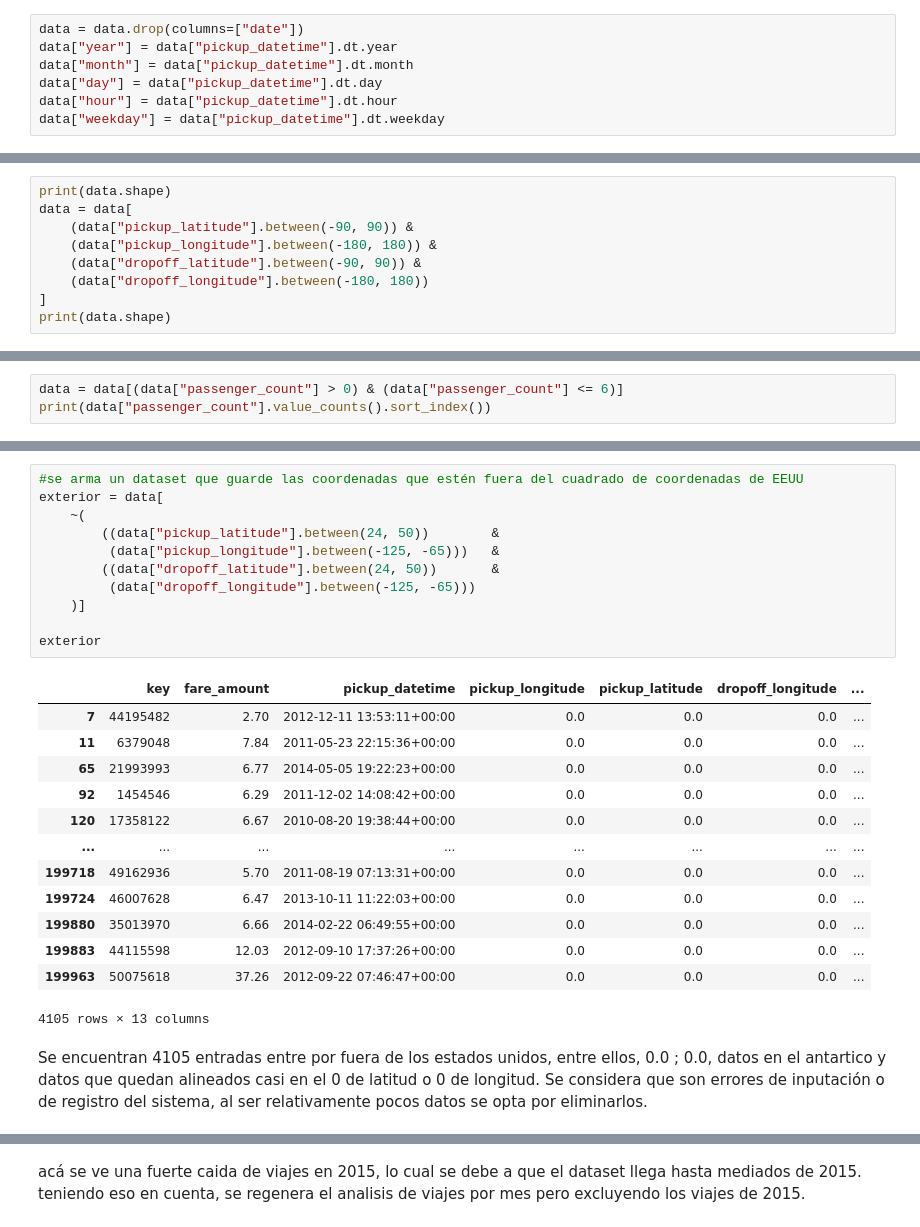
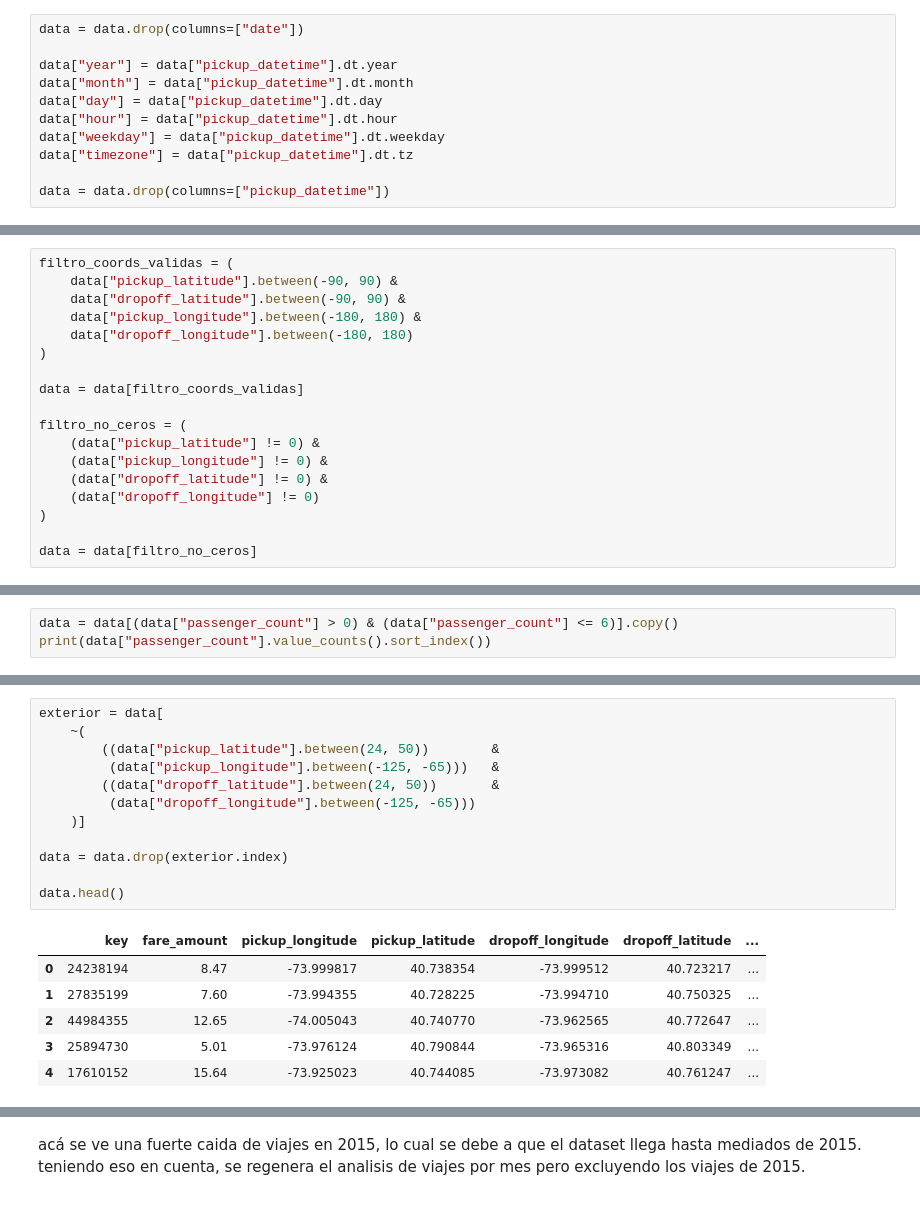
Before and after one commit to SebMun33/AA1-TUIA-2026C1-Onyskiw-Mu-oz, a Jupyter notebook: analisis_descriptivo.ipynb, the cells around one changed output, grey strips where cells are left out. Saved outputs shown, nothing was run; the diff lists cells and outputs as text.

```diff
--- a/analisis_descriptivo.ipynb
+++ b/analisis_descriptivo.ipynb
@@ -147,8 +165,12 @@ se teoriza que datetime y pickup datetime son el mismo campo repetido, al confir
 # %%
 data = data.drop(columns=["date"])
+
 data["year"] = data["pickup_datetime"].dt.year
 data["month"] = data["pickup_datetime"].dt.month
 data["day"] = data["pickup_datetime"].dt.day
 data["hour"] = data["pickup_datetime"].dt.hour
 data["weekday"] = data["pickup_datetime"].dt.weekday
+data["timezone"] = data["pickup_datetime"].dt.tz
+
+data = data.drop(columns=["pickup_datetime"])
 # %% [markdown]
@@ -181,9 +210,18 @@ Se pueden apreciar valores extremos tanto de latitudes y longitudes, y se sabe q
 # %%
-print(data.shape)
-data = data[
-    (data["pickup_latitude"].between(-90, 90)) &
-    (data["pickup_longitude"].between(-180, 180)) &
-    (data["dropoff_latitude"].between(-90, 90)) &
-    (data["dropoff_longitude"].between(-180, 180))
-]
-print(data.shape)
+filtro_coords_validas = (
+    data["pickup_latitude"].between(-90, 90) &
+    data["dropoff_latitude"].between(-90, 90) &
+    data["pickup_longitude"].between(-180, 180) &
+    data["dropoff_longitude"].between(-180, 180)
+)
+
+data = data[filtro_coords_validas]
+
+filtro_no_ceros = (
+    (data["pickup_latitude"] != 0) &
+    (data["pickup_longitude"] != 0) &
+    (data["dropoff_latitude"] != 0) &
+    (data["dropoff_longitude"] != 0)
+)
+
+data = data[filtro_no_ceros]
@@ -231,5 +247,5 @@ passenger_count tiene viajes con 0 pasajeros y 208, lo cuál tambien suena a pos
 # %%
-data = data[(data["passenger_count"] > 0) & (data["passenger_count"] <= 6)]
+data = data[(data["passenger_count"] > 0) & (data["passenger_count"] <= 6)].copy()
 print(data["passenger_count"].value_counts().sort_index())
 # %% [output]
 passenger_count
@@ -275,27 +300,19 @@ Se observa en el mapa principalmente viajes dentro de EEUU, más puntualmente en
 # %%
-#se arma un dataset que guarde las coordenadas que estén fuera del cuadrado de coordenadas de EEUU
 exterior = data[
     ~(
         ((data["pickup_latitude"].between(24, 50))        &
          (data["pickup_longitude"].between(-125, -65)))   &
         ((data["dropoff_latitude"].between(24, 50))       &
          (data["dropoff_longitude"].between(-125, -65)))
     )]
 
-exterior
+data = data.drop(exterior.index)
+
+data.head()
 # %% [output]
-|  | key | fare_amount | pickup_datetime | pickup_longitude | pickup_latitude | dropoff_longitude | ... |
-| 7 | 44195482 | 2.70 | 2012-12-11 13:53:11+00:00 | 0.0 | 0.0 | 0.0 | ... |
-| 11 | 6379048 | 7.84 | 2011-05-23 22:15:36+00:00 | 0.0 | 0.0 | 0.0 | ... |
-| 65 | 21993993 | 6.77 | 2014-05-05 19:22:23+00:00 | 0.0 | 0.0 | 0.0 | ... |
-| 92 | 1454546 | 6.29 | 2011-12-02 14:08:42+00:00 | 0.0 | 0.0 | 0.0 | ... |
-| 120 | 17358122 | 6.67 | 2010-08-20 19:38:44+00:00 | 0.0 | 0.0 | 0.0 | ... |
-| ... | ... | ... | ... | ... | ... | ... | ... |
-| 199718 | 49162936 | 5.70 | 2011-08-19 07:13:31+00:00 | 0.0 | 0.0 | 0.0 | ... |
-| 199724 | 46007628 | 6.47 | 2013-10-11 11:22:03+00:00 | 0.0 | 0.0 | 0.0 | ... |
-| 199880 | 35013970 | 6.66 | 2014-02-22 06:49:55+00:00 | 0.0 | 0.0 | 0.0 | ... |
-| 199883 | 44115598 | 12.03 | 2012-09-10 17:37:26+00:00 | 0.0 | 0.0 | 0.0 | ... |
-| 199963 | 50075618 | 37.26 | 2012-09-22 07:46:47+00:00 | 0.0 | 0.0 | 0.0 | ... |
+|  | key | fare_amount | pickup_longitude | pickup_latitude | dropoff_longitude | dropoff_latitude | ... |
+| 0 | 24238194 | 8.47 | -73.999817 | 40.738354 | -73.999512 | 40.723217 | ... |
+| 1 | 27835199 | 7.60 | -73.994355 | 40.728225 | -73.994710 | 40.750325 | ... |
+| 2 | 44984355 | 12.65 | -74.005043 | 40.740770 | -73.962565 | 40.772647 | ... |
+| 3 | 25894730 | 5.01 | -73.976124 | 40.790844 | -73.965316 | 40.803349 | ... |
+| 4 | 17610152 | 15.64 | -73.925023 | 40.744085 | -73.973082 | 40.761247 | ... |
-4105 rows × 13 columns
-# %% [markdown]
-Se encuentran 4105 entradas entre por fuera de los estados unidos, entre ellos, 0.0 ; 0.0, datos en el antartico y datos que quedan alineados casi en el 0 de latitud o 0 de longitud. Se considera que son errores de inputación o de registro del sistema, al ser relativamente pocos datos se opta por eliminarlos.
```
Also changed, not shown: parts of 53 cells of this notebook, 1 other file.
